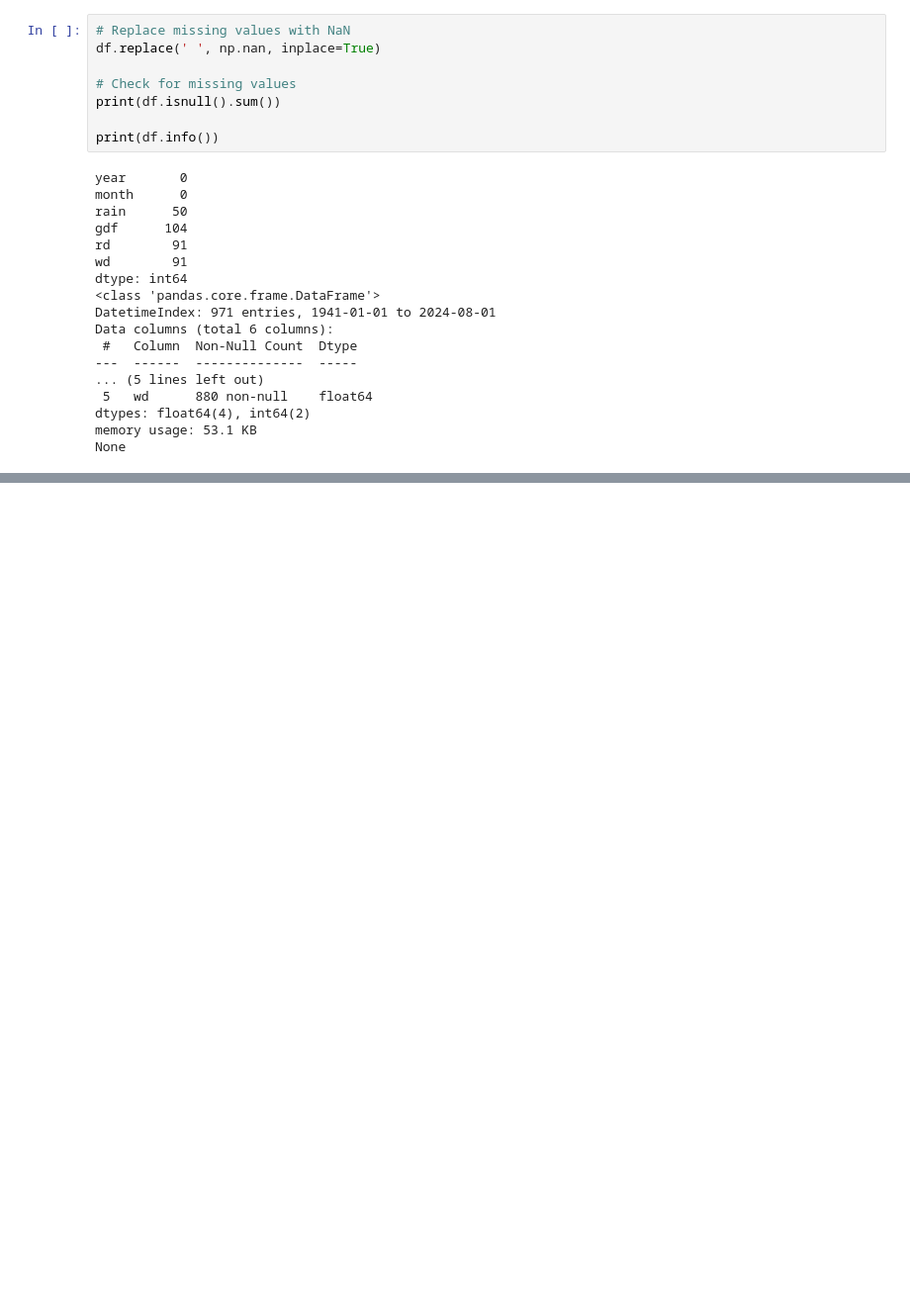
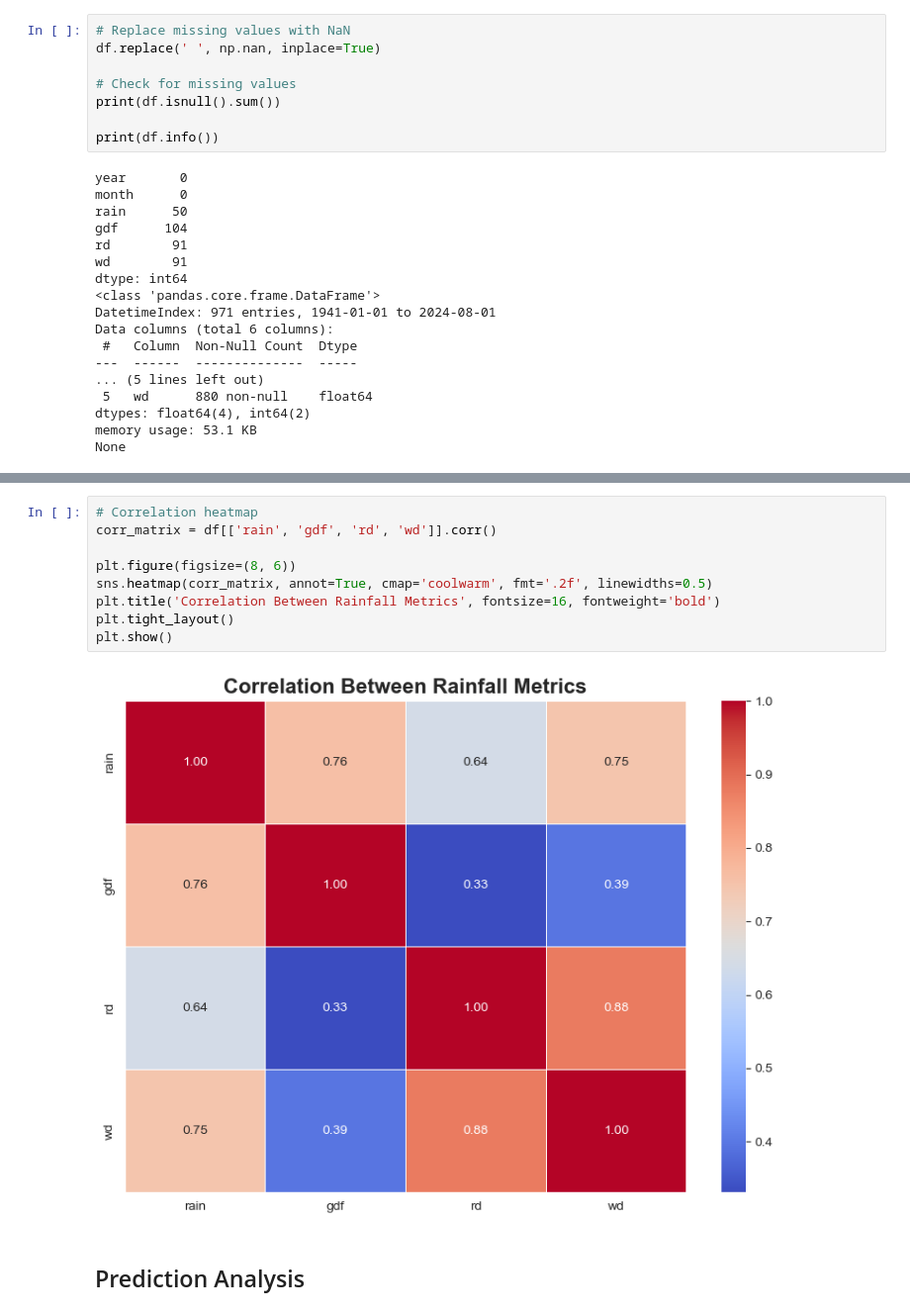
Before and after one commit to atacanbt/programming-for-data-analytics, a Jupyter notebook: project/rainfall_analysis_dublin.ipynb, the cells around one changed output, grey strips where cells are left out. Shown: that part at 99% size. Saved outputs shown, nothing was run; the diff lists cells and outputs as text; blank space fills up the shorter version.

```diff
--- a/project/rainfall_analysis_dublin.ipynb
+++ b/project/rainfall_analysis_dublin.ipynb
@@ -171,0 +208,13 @@ date
+# %%
+# Correlation heatmap
+corr_matrix = df[['rain', 'gdf', 'rd', 'wd']].corr()
+
+plt.figure(figsize=(8, 6))
+sns.heatmap(corr_matrix, annot=True, cmap='coolwarm', fmt='.2f', linewidths=0.5)
+plt.title('Correlation Between Rainfall Metrics', fontsize=16, fontweight='bold')
+plt.tight_layout()
+plt.show()
+# %% [output]
+[figure, added]
+# %% [markdown]
+## Prediction Analysis
```
Also changed, not shown: parts of 16 cells of this notebook.
